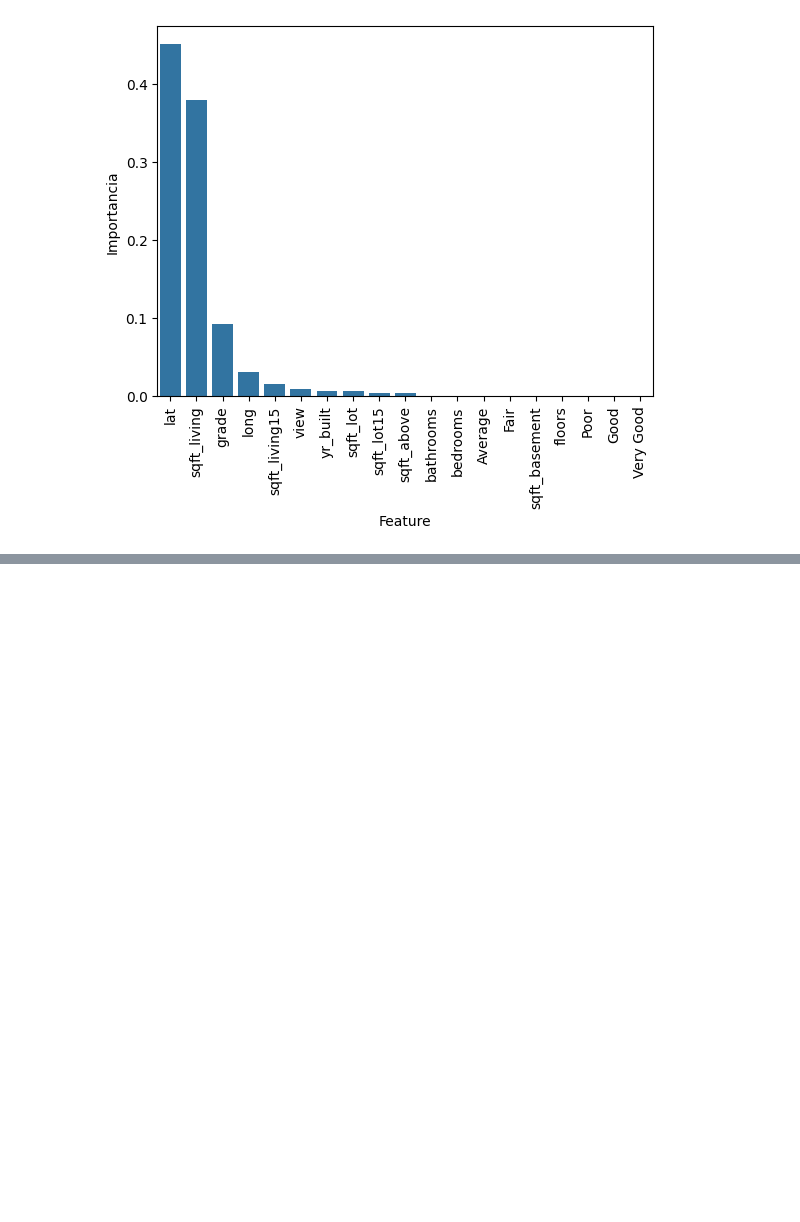
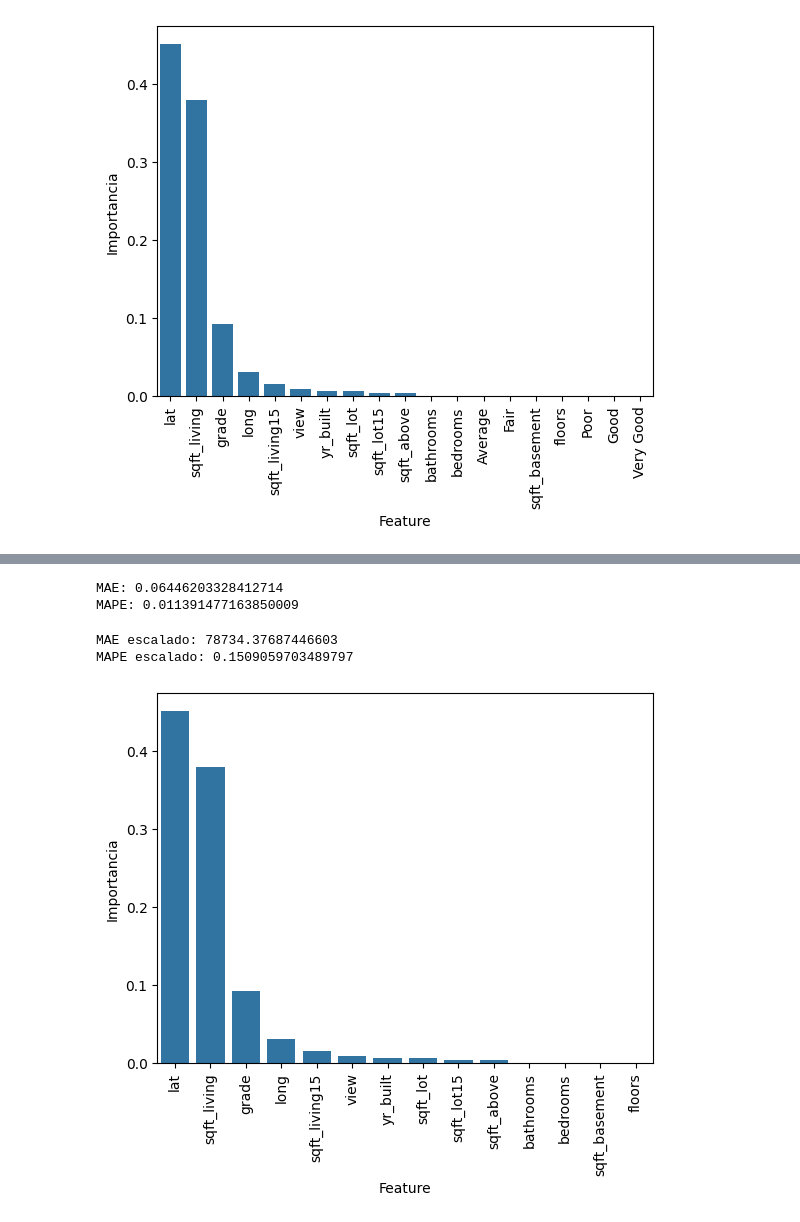
Before and after one commit to PacoFletcher/Web_data_house_pricing, a Jupyter notebook: rama_test.ipynb, the cells around one changed output, grey strips where cells are left out. Saved outputs shown, nothing was run; the diff lists cells and outputs as text; code cells hidden in the pictures; blank space fills up the shorter version.

```diff
--- a/rama_test.ipynb
+++ b/rama_test.ipynb
@@ -427,0 +450,4 @@ plt.xticks(rotation = "vertical");
+# %%
+rnd_grid2 = GridSearchCV(RandomForestRegressor(), forest_param, cv = 5, n_jobs=-1, verbose=2,scoring="neg_mean_absolute_error")
+# %%
+rnd_grid2.fit(X_train2,y_train)
@@ -427,0 +469,2 @@ plt.xticks(rotation = "vertical");
+# %%
+best_rnd2 = rnd_grid2.best_estimator_
@@ -427,0 +473,6 @@ plt.xticks(rotation = "vertical");
+# %%
+print("MAE:", mean_absolute_error(y_test,rnd_pred))
+print("MAPE:", mean_absolute_percentage_error(y_test,rnd_pred))
+# %% [output]
+MAE: 0.06446203328412714
+MAPE: 0.011391477163850009
@@ -427,0 +481,14 @@ plt.xticks(rotation = "vertical");
+# %%
+print("MAE escalado:", mean_absolute_error(df.iloc[ind,0],pred_real))
+print("MAPE escalado:", mean_absolute_percentage_error(df.iloc[ind,0],pred_real))
+# %% [output]
+MAE escalado: 78734.37687446603
+MAPE escalado: 0.1509059703489797
+# %%
+feature_important = best_rnd2.feature_importances_
+feature_names = best_rnd2.feature_names_in_
+# %%
+sns.barplot(pd.DataFrame({"Feature":feature_names,"Importancia":feature_important}).sort_values(by="Importancia",ascending=False), x = "Feature", y = "Importancia")
+plt.xticks(rotation = "vertical");
+# %% [output]
+[figure, added]
```
Also changed, not shown: parts of 11 cells of this notebook, 1 other file.
